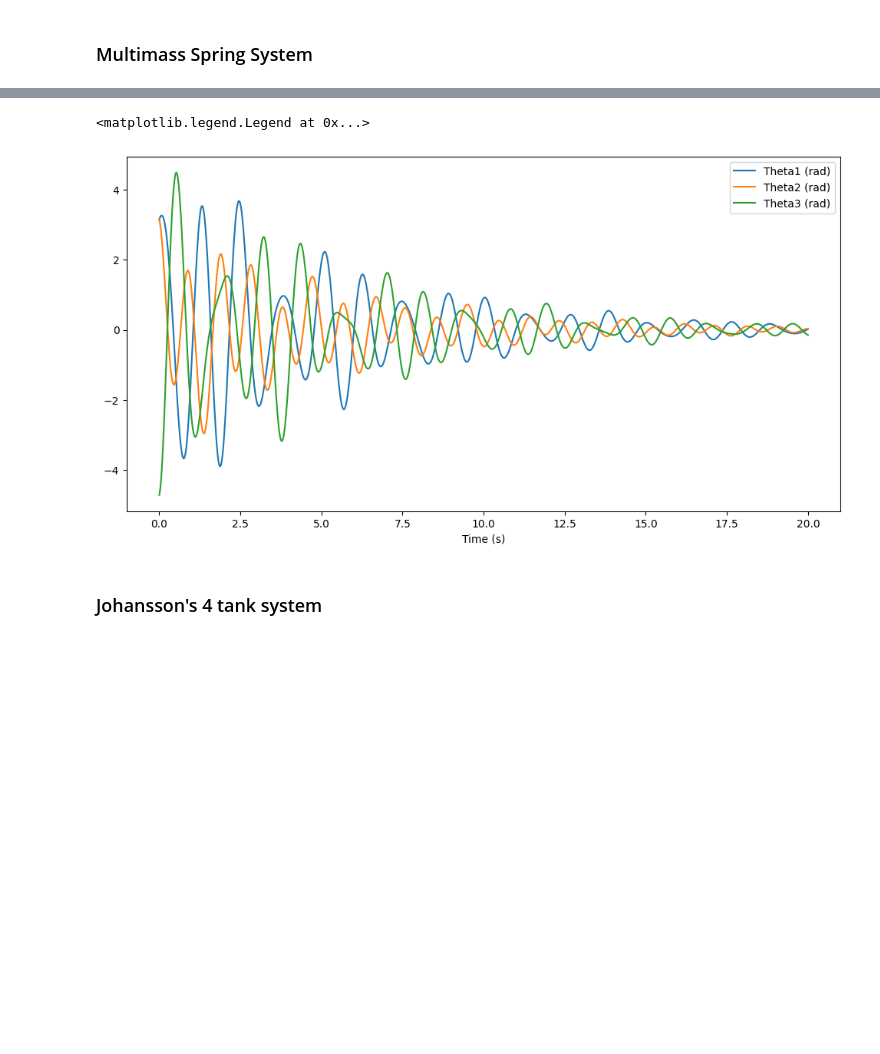
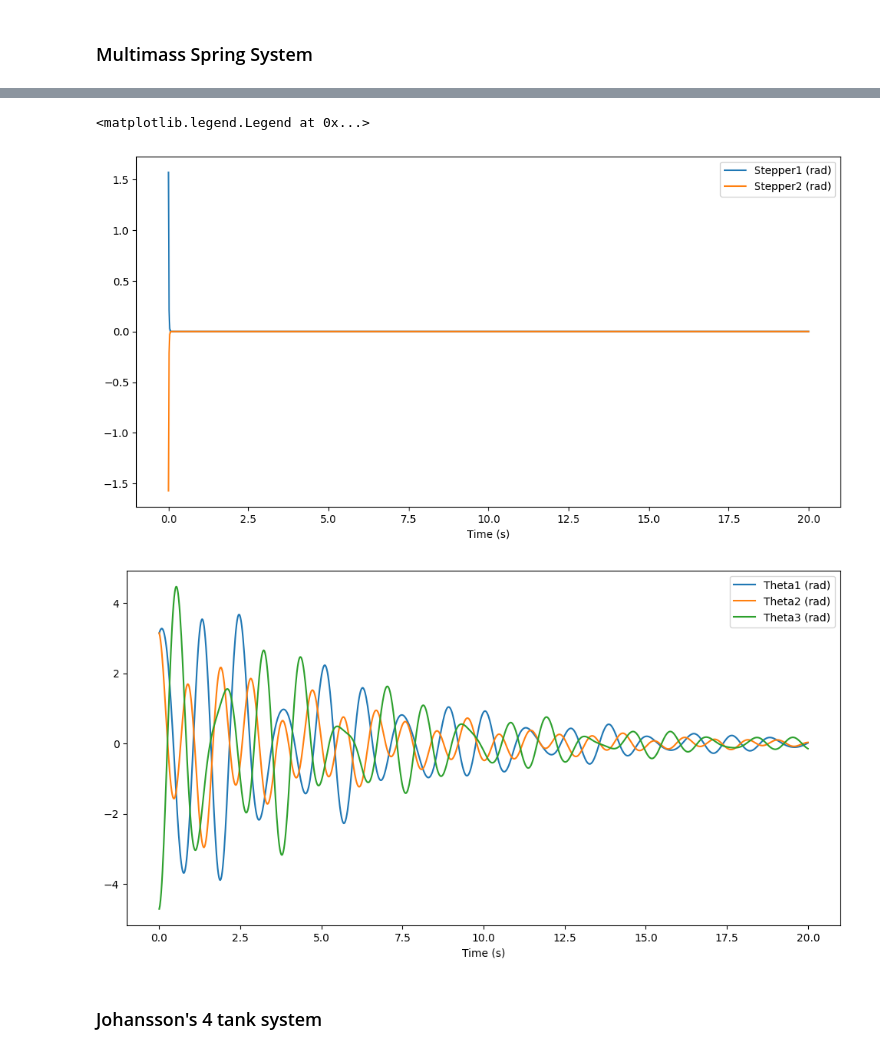
Before and after one commit to ggonzm/benchmark-systems, a Jupyter notebook: examples/simulations.ipynb, the cells around one changed output, grey strips where cells are left out. Cells and saved outputs as stored; diff of their text form; code cells hidden in the pictures; blank space fills up the shorter version.

Commit message:
Added two additional states to multimass spring system in order to simulate time constants in the stepper motors

```diff
--- a/examples/simulations.ipynb
+++ b/examples/simulations.ipynb
@@ -118,21 +118,29 @@ States: $x = \begin{bmatrix} \theta_1 \\ \theta_2 \\ \dots \\ \theta_n \\
 \dot{\theta}_1 \\ \dot{\theta}_2 \\ \dots \\ \dot{\theta}_n \end{bmatrix}$; Control actions: $u = \begin{bmatrix} u_1 \\ u_2 \end{bmatrix}$
 # %%
 multimass_params = {
+    'tau': [1e-2]*2, # Time constants of the stepper motors
     'I': [2.25*1e-4]*3, # Inertia of each mass
     'K': np.array([2.697,  2.66,  3.05, 2.86])*1e-3, # Spring constants
     'd': np.array([6.78,  8.01,  8.82])*1e-5, # Damping constants
 }
 # %%
 damper_states = solve_ivp(lambda t, x: multimass_spring(t, x, **multimass_params, u=[0,0]),
-                            t_span=(0, 20), y0=np.pi*np.array([1, 1, -1.5, 1, -1, 1]), t_eval=np.linspace(0, 20, 1000))
+                            t_span=(0, 20), y0=np.pi*np.array([0.5, -0.5, 1, 1, -1.5, 1, -1, 1]), t_eval=np.linspace(0, 20, 1000))
 
-for i, label in enumerate(['Theta1 (rad)', 'Theta2 (rad)', 'Theta3 (rad)']):
+for i, label in enumerate(['Stepper1 (rad)', 'Stepper2 (rad)']):
     plt.plot(damper_states.t, damper_states.y[i], label=label)
 plt.xlabel('Time (s)')
 plt.legend()
+
+plt.figure()
+for i, label in enumerate(['Theta1 (rad)', 'Theta2 (rad)', 'Theta3 (rad)'], start=2):
+    plt.plot(damper_states.t, damper_states.y[i], label=label)
+plt.xlabel('Time (s)')
+plt.legend()
 # %% [output]
 <matplotlib.legend.Legend at 0x...>
-[figure, old version]
+[figure, new version]
+[figure, added]
 # %% [markdown]
 ### Johansson's 4 tank system
 # %% [markdown]
```
Also changed, not shown: parts of 1 cell of this notebook, 2 other files.
